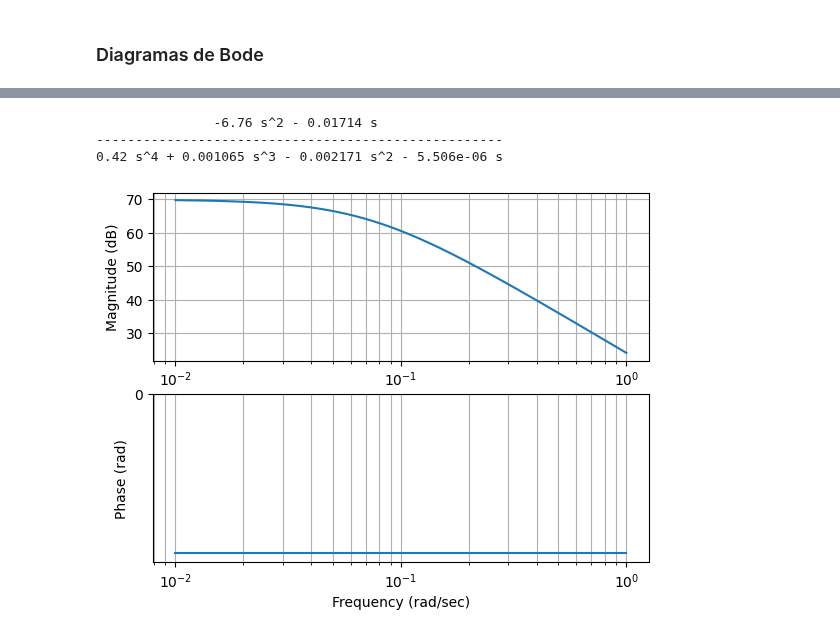
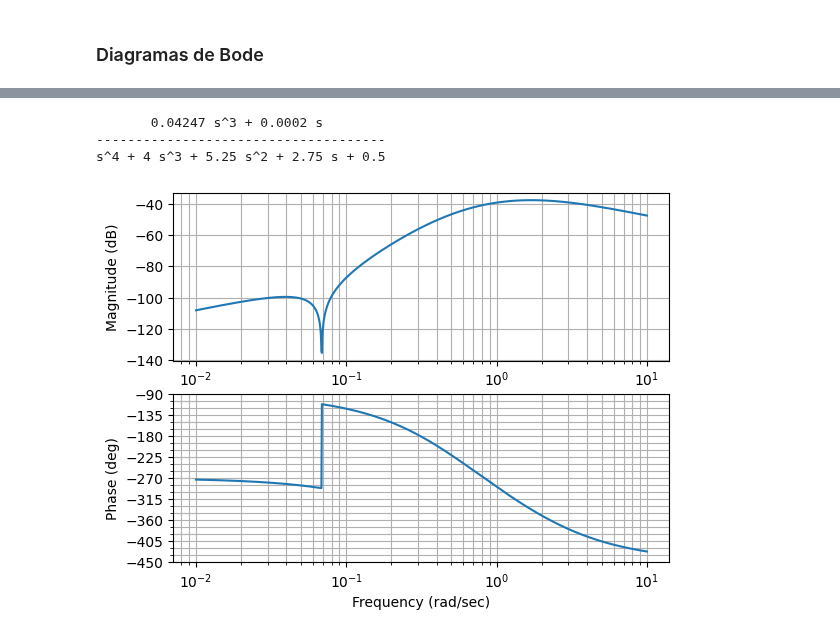
Before and after one commit to lucascarvalho10/pme3481, a Jupyter notebook: E2/resposta_em_frequencia.ipynb, the cells around one changed output, grey strips where cells are left out. Drawn from its saved outputs; the diff is of its cells as text; code cells hidden in the pictures.

```diff
--- a/E2/resposta_em_frequencia.ipynb
+++ b/E2/resposta_em_frequencia.ipynb
@@ -197,0 +91,15 @@ mag,phase,omega = ctrl.bode(G5,dB=True,deg=False)
+# %%
+G1 = ctrl.tf([0.0424718623911658, 0, 0.0002, 0],
+             [1, 4, 5.25, 2.75, 0.5])
+
+G2 = ctrl.tf([0, 0, -7.08, 0],
+             [1, 4, 5.25, 2.75, 0.5])
+
+G3 = ctrl.tf([0, 0, -0.0031, 0],
+             [1, 4, 5.25, 2.75, 0.5])
+
+G4 = ctrl.tf([-9.79, -0.024, 157.67, 0.399],
+             [1, 4, 5.25, 2.75, 0.5])
+
+G5 = ctrl.tf([-0.018, 0, 0.07, 0.00018],
+             [1, 4, 5.25, 2.75, 0.5])
@@ -198,9 +115,8 @@ mag,phase,omega = ctrl.bode(G5,dB=True,deg=False)
 # %%
-print(G7)
-w = np.logspace(-2,0,200)
-mag,phase,omega = ctrl.bode(G7,w,dB=True,deg=False)
+print(G1)
+mag,phase,omega = ctrl.bode(G1,dB=True,deg=True)
 # %% [output]
-               -6.76 s^2 - 0.01714 s
-----------------------------------------------------
-0.42 s^4 + 0.001065 s^3 - 0.002171 s^2 - 5.506e-06 s
+       0.04247 s^3 + 0.0002 s
+-------------------------------------
+s^4 + 4 s^3 + 5.25 s^2 + 2.75 s + 0.5
-[figure, old version]
+[figure, new version]
```
Also changed, not shown: parts of 29 cells of this notebook, 8 other files.
